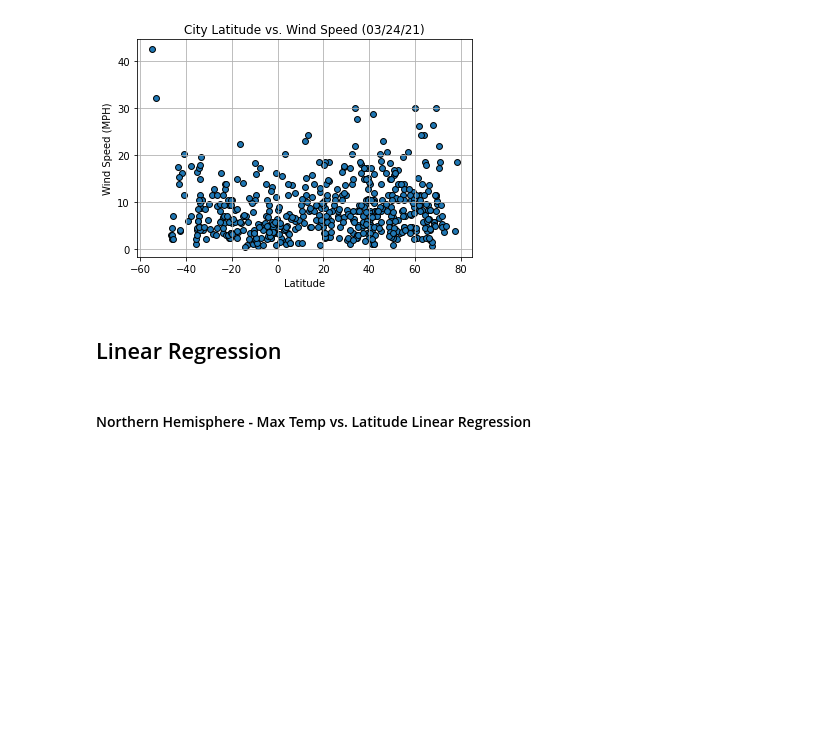
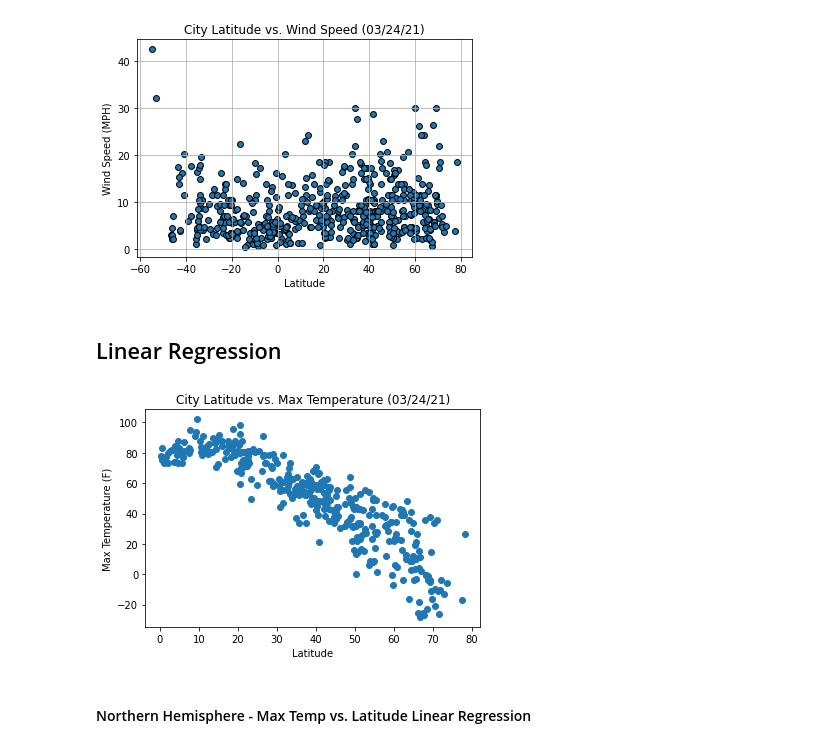
Before and after one commit to danielatuesta55/python-api-challenge, a Jupyter notebook: WeatherPy/WeatherPy-updated.ipynb, the cells around one changed output. Drawn from its saved outputs; the diff is of its cells as text; code cells hidden in the pictures; blank space fills up the shorter version.

Commit message:
regression chart for nh and I uploaded the images in the output file to make it more organized'
exit

```diff
--- a/WeatherPy/WeatherPy-updated.ipynb
+++ b/WeatherPy/WeatherPy-updated.ipynb
@@ -294,5 +295,28 @@ plt.show()
 [figure]
 # %% [markdown]
 ## Linear Regression
+# %%
+#Spliting the df to Northern and Southern hemisphere
+nh_df= clean_city_data.loc[clean_city_data['Lat']>=0]
+sh_df= clean_city_data.loc[clean_city_data['Lat']<=0]
+# %%
+x_axis = nh_df['Lat']
+y_axis = nh_df['Max temp']
+
+#Create the lables
+plt.title("City Latitude vs. Max Temperature (03/24/21)")
+plt.ylabel("Max Temperature (F)")
+plt.xlabel("Latitude")
+plt.scatter(x_axis, y_axis);
+
+
+
+
+#save image
+#plt.savefig("Latitude_vs_MaxTemp.png")
+
+plt.show()
+# %% [output]
+[figure, added]
 # %% [markdown]
 ####  Northern Hemisphere - Max Temp vs. Latitude Linear Regression
```
Also changed, not shown: parts of 6 cells of this notebook, 5 other files.
